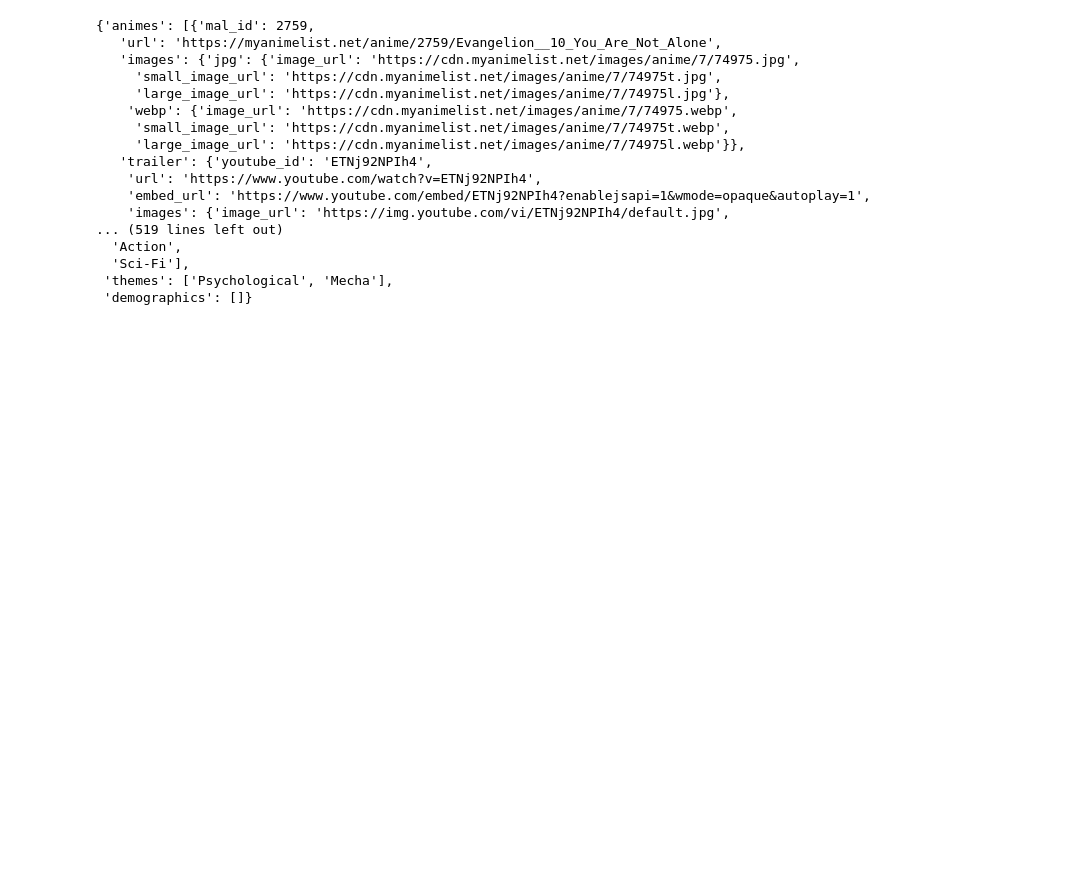
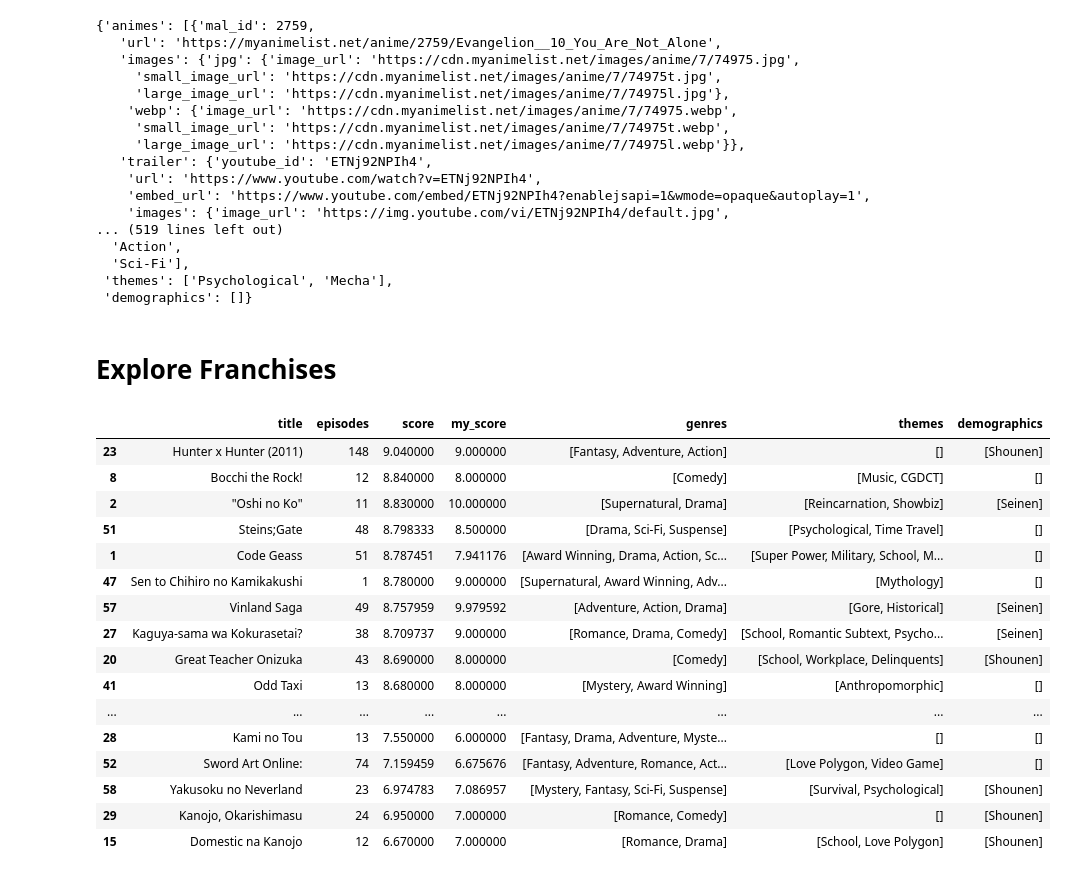
Before and after one commit to titouan-lacombe/MyAnimeStats, a Jupyter notebook: franchises.ipynb, the cells around one changed output. Cells and saved outputs as stored; diff of their text form; code cells hidden in the pictures; blank space fills up the shorter version.

Commit message:
data explorer

```diff
--- a/franchises.ipynb
+++ b/franchises.ipynb
@@ -181,3 +181,33 @@ franchises[0]
   'Sci-Fi'],
  'themes': ['Psychological', 'Mecha'],
  'demographics': []}
+# %% [markdown]
+# Explore Franchises
+# %%
+import pandas as pd
+
+# Convert the franchises list to a dataframe
+df = pd.DataFrame(franchises)
+
+# Show the dataframe
+df = df.drop(columns=['animes', 'auto'])
+df = df.sort_values(by=['my_score'], ascending=False)
+df
+# %% [output]
+|  | title | episodes | score | my_score | genres | themes | demographics |
+| 23 | Hunter x Hunter (2011) | 148 | 9.040000 | 9.000000 | [Fantasy, Adventure, Action] | [] | [Shounen] |
+| 8 | Bocchi the Rock! | 12 | 8.840000 | 8.000000 | [Comedy] | [Music, CGDCT] | [] |
+| 2 | "Oshi no Ko" | 11 | 8.830000 | 10.000000 | [Supernatural, Drama] | [Reincarnation, Showbiz] | [Seinen] |
+| 51 | Steins;Gate | 48 | 8.798333 | 8.500000 | [Drama, Sci-Fi, Suspense] | [Psychological, Time Travel] | [] |
+| 1 | Code Geass | 51 | 8.787451 | 7.941176 | [Award Winning, Drama, Action, Sc... | [Super Power, Military, School, M... | [] |
+| 47 | Sen to Chihiro no Kamikakushi | 1 | 8.780000 | 9.000000 | [Supernatural, Award Winning, Adv... | [Mythology] | [] |
+| 57 | Vinland Saga | 49 | 8.757959 | 9.979592 | [Adventure, Action, Drama] | [Gore, Historical] | [Seinen] |
+| 27 | Kaguya-sama wa Kokurasetai? | 38 | 8.709737 | 9.000000 | [Romance, Drama, Comedy] | [School, Romantic Subtext, Psycho... | [Seinen] |
+| 20 | Great Teacher Onizuka | 43 | 8.690000 | 8.000000 | [Comedy] | [School, Workplace, Delinquents] | [Shounen] |
+| 41 | Odd Taxi | 13 | 8.680000 | 8.000000 | [Mystery, Award Winning] | [Anthropomorphic] | [] |
+| ... | ... | ... | ... | ... | ... | ... | ... |
+| 28 | Kami no Tou | 13 | 7.550000 | 6.000000 | [Fantasy, Drama, Adventure, Myste... | [] | [] |
+| 52 | Sword Art Online: | 74 | 7.159459 | 6.675676 | [Fantasy, Adventure, Romance, Act... | [Love Polygon, Video Game] | [] |
+| 58 | Yakusoku no Neverland | 23 | 6.974783 | 7.086957 | [Mystery, Fantasy, Sci-Fi, Suspense] | [Survival, Psychological] | [Shounen] |
+| 29 | Kanojo, Okarishimasu | 24 | 6.950000 | 7.000000 | [Romance, Comedy] | [] | [Shounen] |
+| 15 | Domestic na Kanojo | 12 | 6.670000 | 7.000000 | [Romance, Drama] | [School, Love Polygon] | [Shounen] |
```
Also changed, not shown: parts of 1 cell of this notebook.
